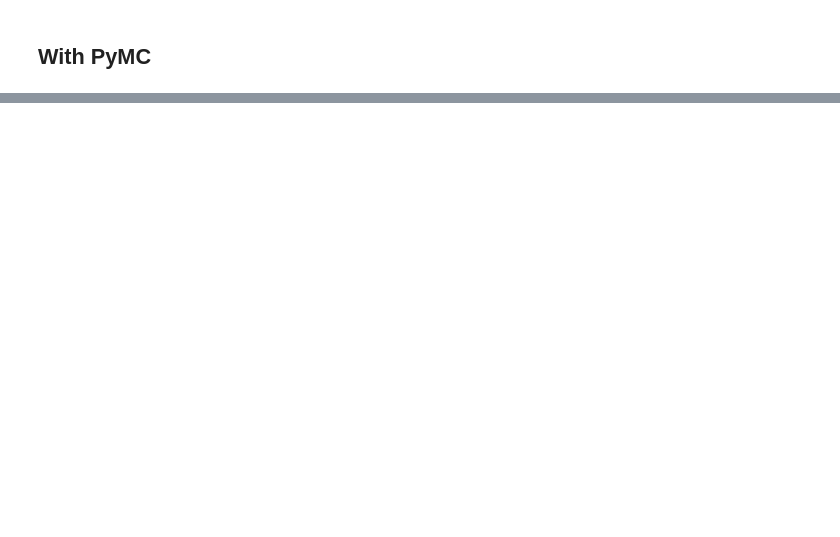
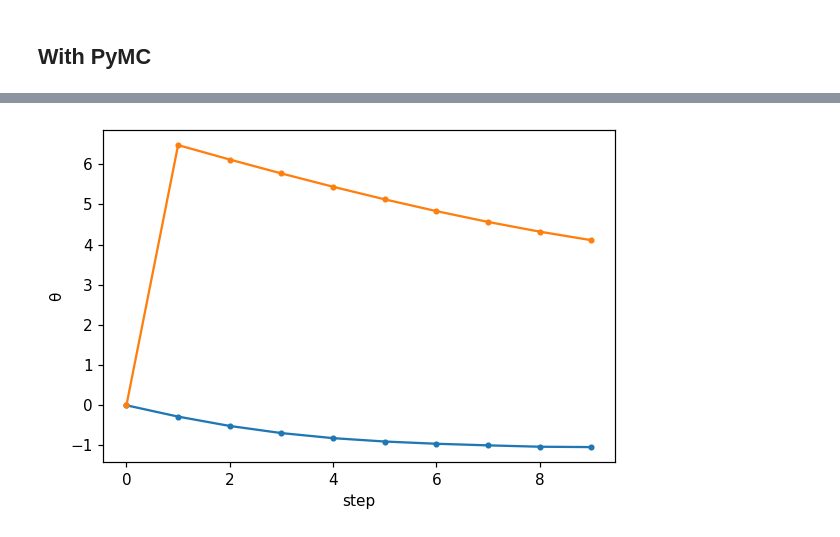
Before and after one commit to marius311/muse_inference, a Jupyter notebook: demo.ipynb, the cells around one changed output, grey strips where cells are left out. Cells and saved outputs as stored; diff of their text form; code cells hidden in the pictures; blank space fills up the shorter version.

```diff
--- a/demo.ipynb
+++ b/demo.ipynb
@@ -118,0 +252,24 @@ plt.ylabel("θ");
+# %%
+# define
+def gen_funnel(x=(None,None), θ=(None,None), rng_seeder=None, N=3):
+    (α, β) = θ
+    with pm.Model(rng_seeder=rng_seeder) as funnel:
+        α = pm.Normal("α", 0, 3) if α is None else α
+        β = pm.Normal("β", 0, 3) if β is None else β
+        z1 = pm.Normal("z1", 0, np.exp(α / 2), size=N)
+        z2 = pm.Normal("z2", 0, np.exp(β / 2), size=N)
+        x1 = pm.Normal("x1", z1, 1, observed=x[0])
+        x2 = pm.Normal("x2", z2, 1, observed=x[1])
+    return funnel
+
+# generated simulated data
+rng = np.random.RandomState(0)
+θ = (-1, 3)
+prior = pm.sample_prior_predictive(1, model=gen_funnel(θ=θ, rng_seeder=rng)).prior
+x_obs = (prior.x1, prior.x2)
+# %%
+# set up problem
+funnel = gen_funnel(x_obs)
+prob = PyMCMuseProblem(funnel)
+# %%
+result = prob.solve((0,0), α=0.3, rng=rng, gradz_logLike_atol=1e-4, progress=True, maxsteps=10);
@@ -118,0 +289,8 @@ plt.ylabel("θ");
+# %%
+plt.plot([h["θ"][0] for h in result.history], ".-")
+plt.plot([h["θ"][1] for h in result.history], ".-")
+
+plt.xlabel("step")
+plt.ylabel("θ");
+# %% [output]
+[figure, added]
```
Also changed, not shown: parts of 31 cells of this notebook, 28 other files.
